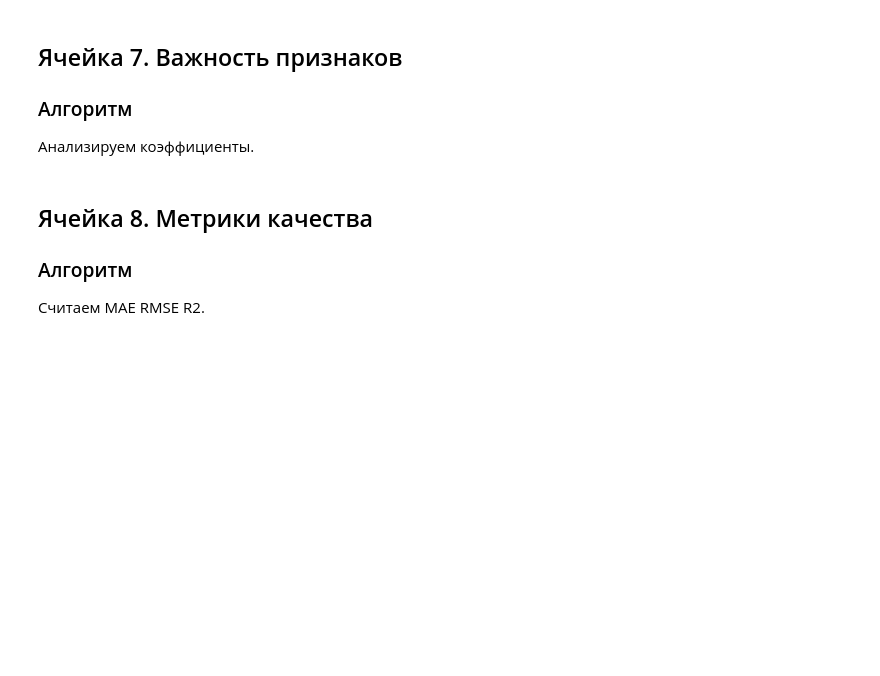
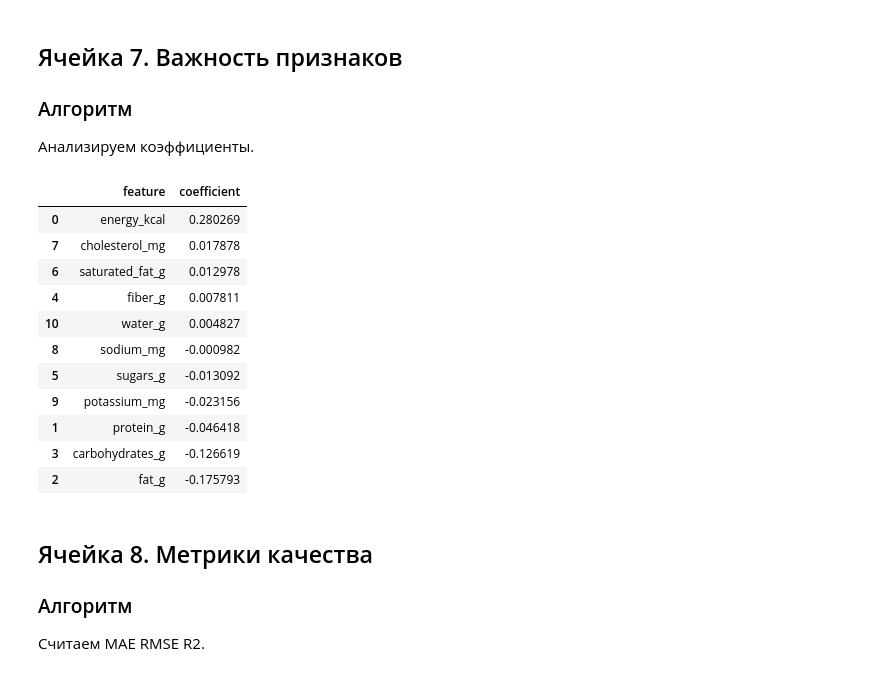
Before and after one commit to FelixTheCatW/study-ml, a Jupyter notebook: src/notebooks/block7_lesson04_regression_practice_todo.ipynb, the cells around one changed output. Cells and saved outputs as stored; diff of their text form; code cells hidden in the pictures; blank space fills up the shorter version.

```diff
--- a/src/notebooks/block7_lesson04_regression_practice_todo.ipynb
+++ b/src/notebooks/block7_lesson04_regression_practice_todo.ipynb
@@ -92,4 +96,9 @@ assert X.shape[1] == 11
 ### Алгоритм
 Train/Test Split.
 # %%
-# TODO: выполните самостоятельно задание ячейки 4
+from sklearn.model_selection import train_test_split
+
+X_train, X_test, y_train, y_test = train_test_split(X, y, test_size=0.2, random_state=42)
+
+print(len(X_train) / len(X_test))
+assert abs(len(X_train) / len(X_test) - 4) < 1e-2
@@ -113,7 +136,29 @@ Train/Test Split.
 ### Алгоритм
 Анализируем коэффициенты.
 # %%
-# TODO: выполните самостоятельно задание ячейки 7
+importance = pd.DataFrame({
+    "feature": X.columns,
+    "coefficient": model.coef_
+})
+
+importance = importance.sort_values(by="coefficient", ascending=False)
+
+display(importance)
+
+assert len(importance) == len(X.columns)
+# %% [output]
+|  | feature | coefficient |
+| 0 | energy_kcal | 0.280269 |
+| 7 | cholesterol_mg | 0.017878 |
+| 6 | saturated_fat_g | 0.012978 |
+| 4 | fiber_g | 0.007811 |
+| 10 | water_g | 0.004827 |
+| 8 | sodium_mg | -0.000982 |
+| 5 | sugars_g | -0.013092 |
+| 9 | potassium_mg | -0.023156 |
+| 1 | protein_g | -0.046418 |
+| 3 | carbohydrates_g | -0.126619 |
+| 2 | fat_g | -0.175793 |
 # %% [markdown]
 ## Ячейка 8. Метрики качества
 
```
Also changed, not shown: parts of 9 cells of this notebook, 2 other files.
